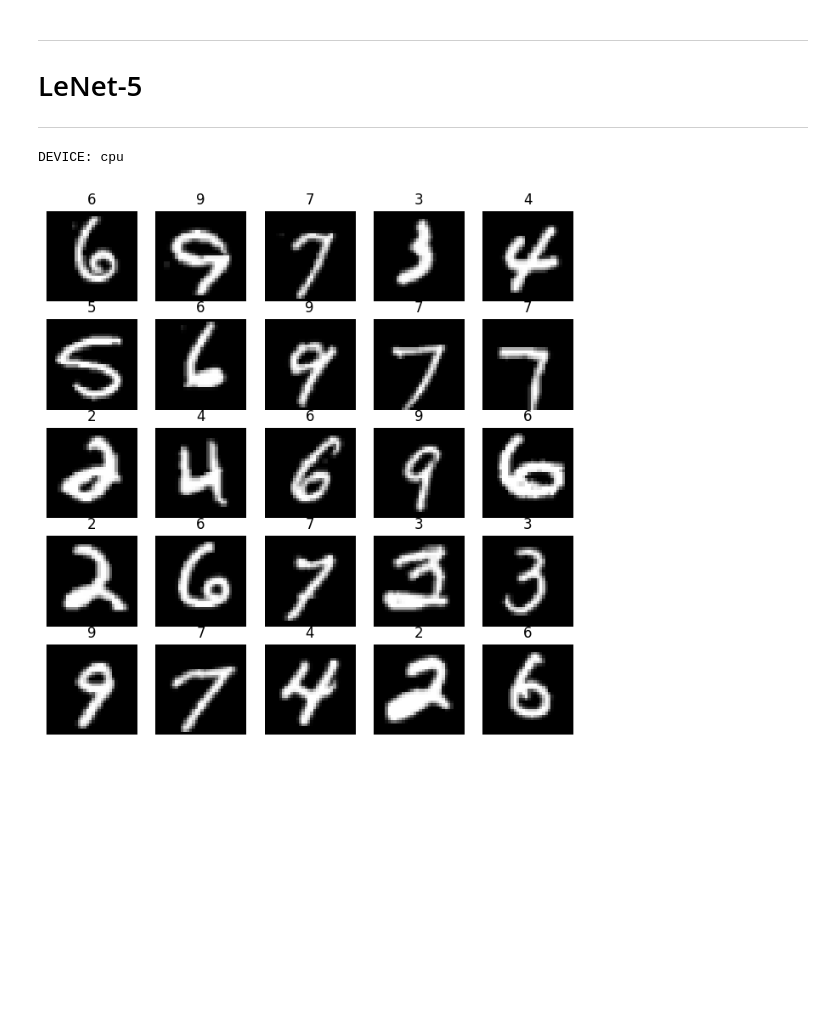
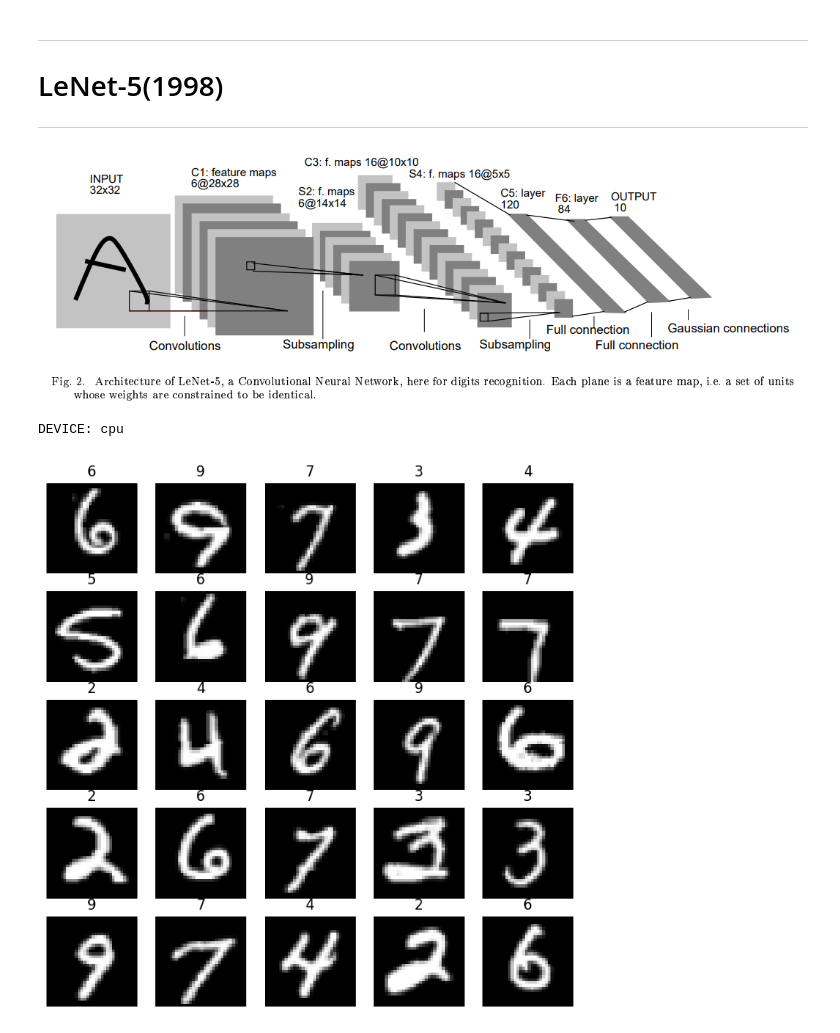
Before and after one commit to BBoBBi-MoM/DL_study, a Jupyter notebook: paper replication/LeNet-5/lenet-5.ipynb, the cells around one changed output. Drawn from its saved outputs; the diff is of its cells as text; code cells hidden in the pictures; blank space fills up the shorter version.

```diff
--- a/paper replication/LeNet-5/lenet-5.ipynb
+++ b/paper replication/LeNet-5/lenet-5.ipynb
@@ -1,7 +1,12 @@
 # %% [markdown]
 ---
-# LeNet-5
+# LeNet-5(1998)
 ---
+# %%
+from PIL import Image
+Image.open('img.png')
+# %% [output]
+[figure, added]
 # %%
 # 라이브러리 불러오기
 import torch
```
Also changed, not shown: 9 other files.
